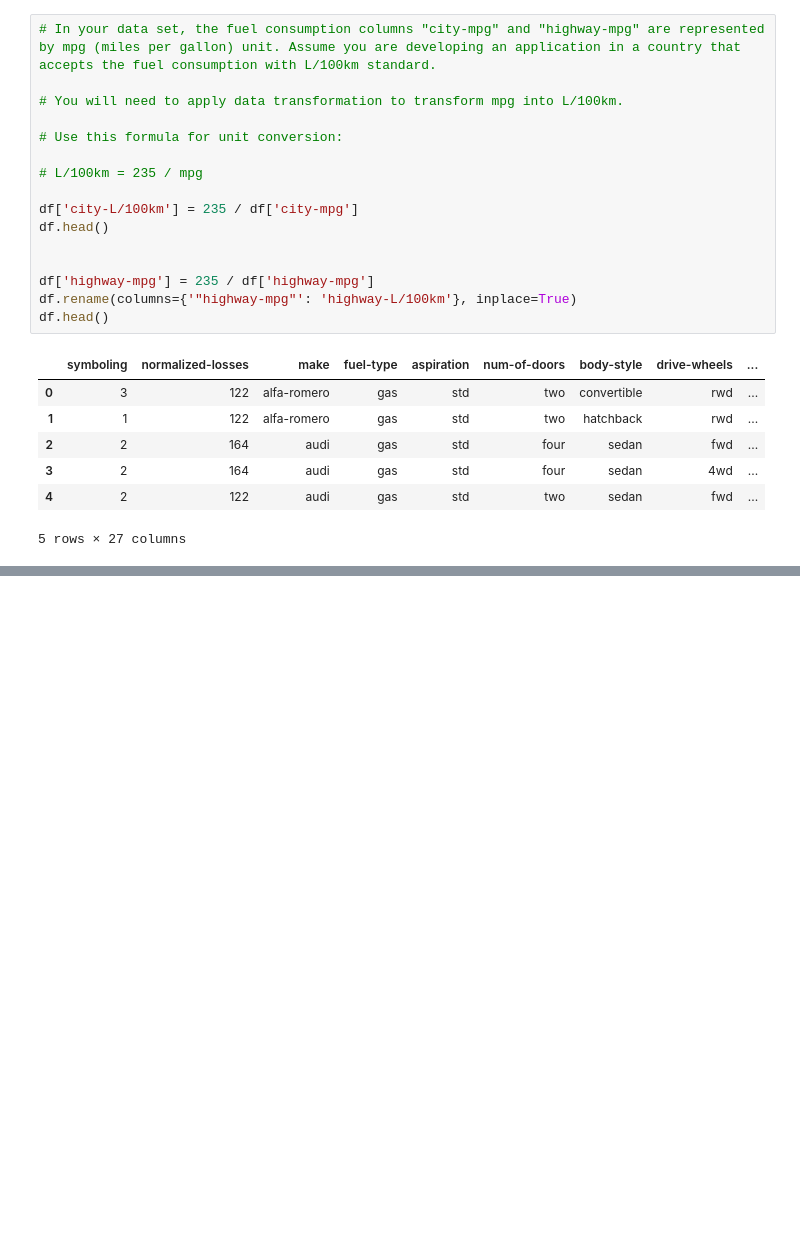
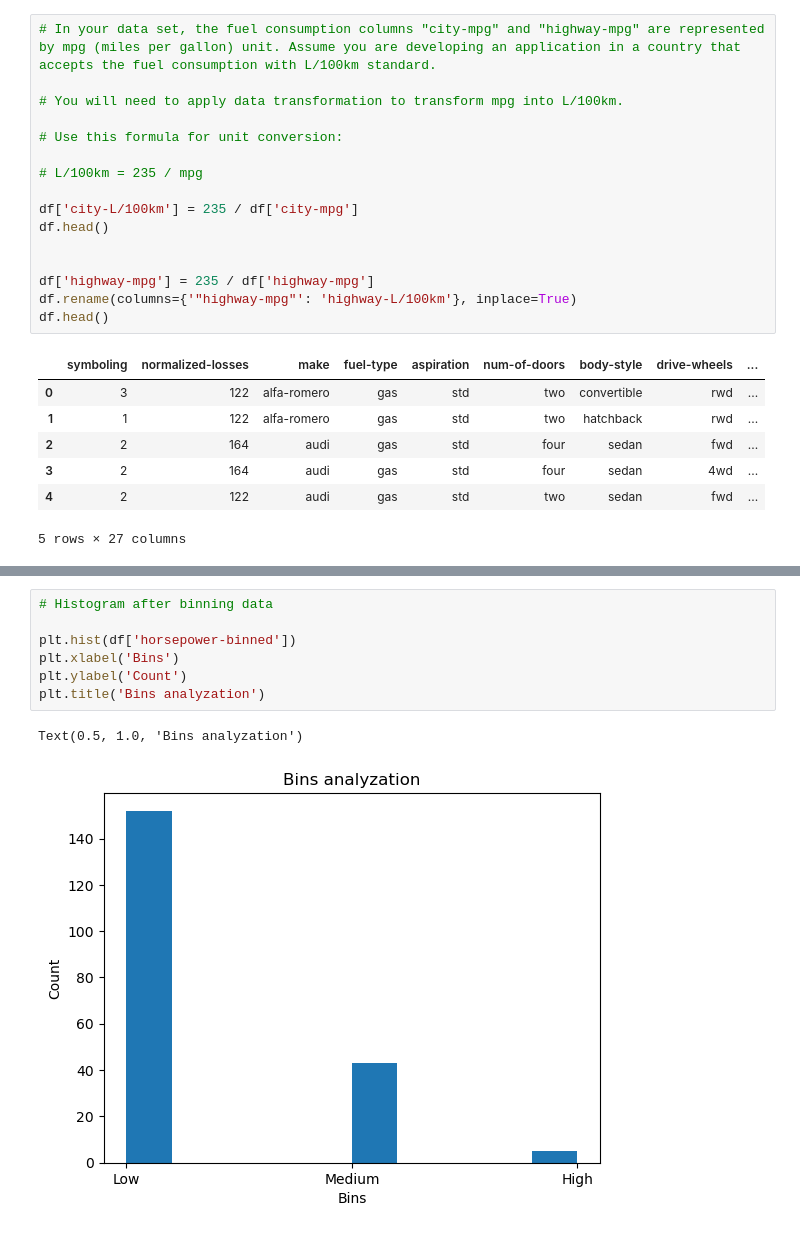
Before and after one commit to DUY2602/IBM-Data-Science, a Jupyter notebook: 7. Data Analysis with Python/Data wrangling/cars_pricing.ipynb, the cells around one changed output, grey strips where cells are left out. Drawn from its saved outputs; the diff is of its cells as text; blank space fills up the shorter version.

```diff
--- a/7. Data Analysis with Python/Data wrangling/cars_pricing.ipynb
+++ b/7. Data Analysis with Python/Data wrangling/cars_pricing.ipynb
@@ -271,0 +343,10 @@ df.head()
+# %%
+# Histogram after binning data
+
+plt.hist(df['horsepower-binned'])
+plt.xlabel('Bins')
+plt.ylabel('Count')
+plt.title('Bins analyzation')
+# %% [output]
+Text(0.5, 1.0, 'Bins analyzation')
+[figure, added]
```
Also changed, not shown: parts of 13 cells of this notebook, 1 other file.
